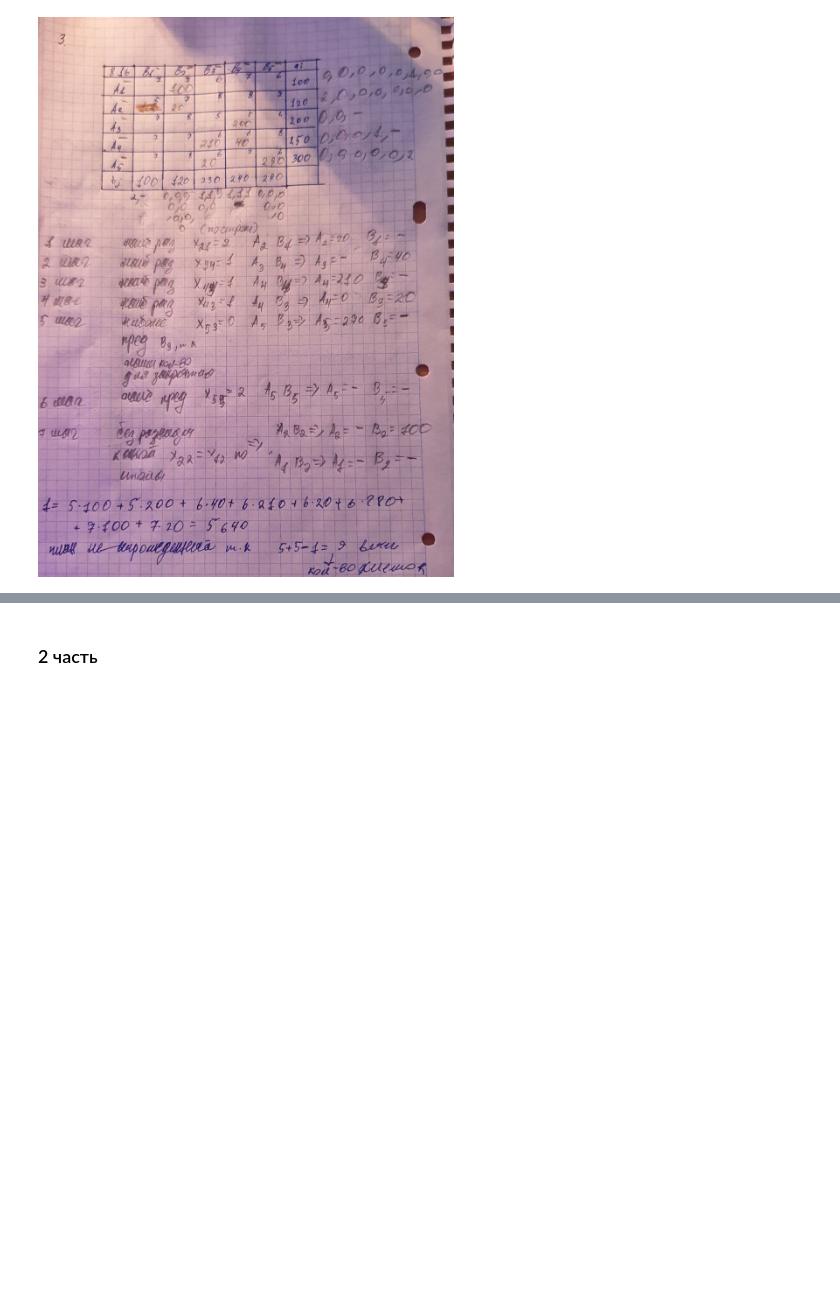
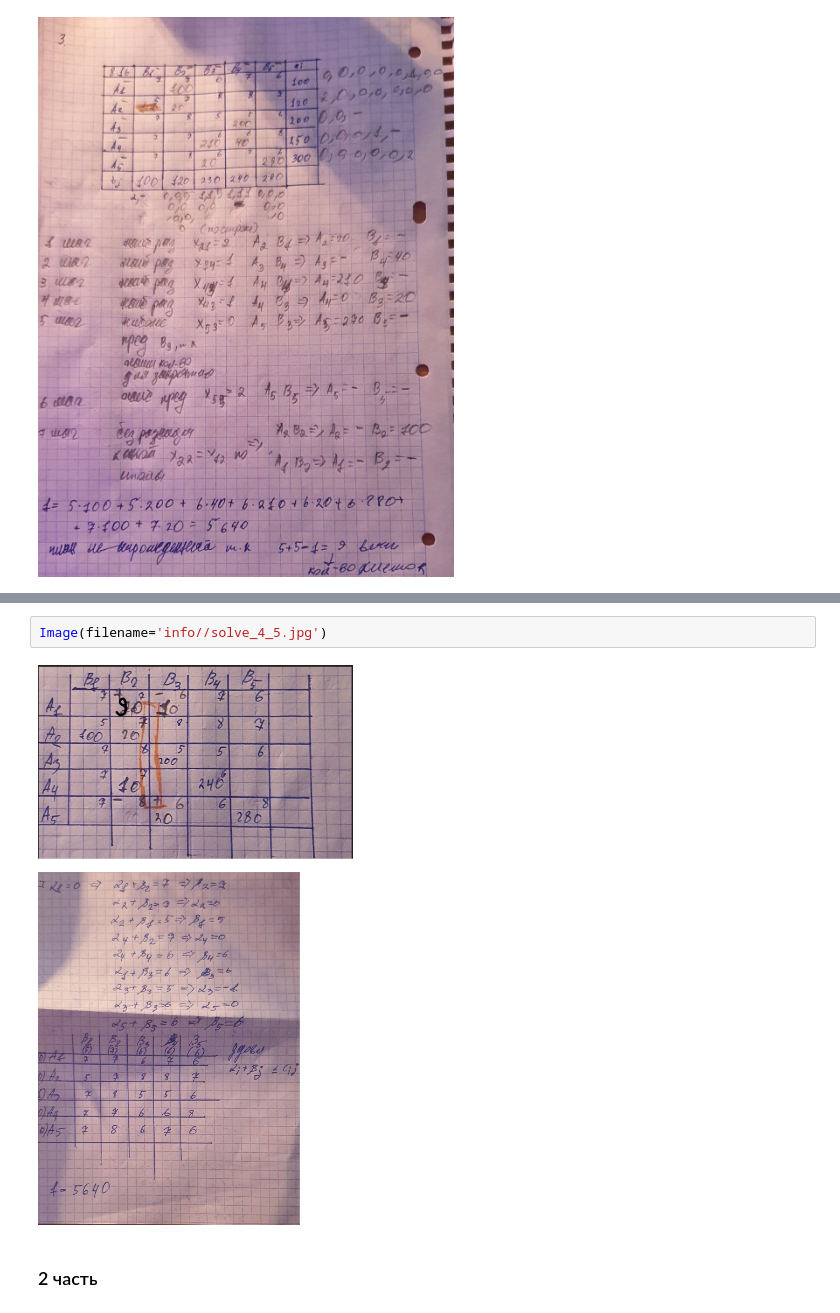
Before and after one commit to Saykon-k/pit, a Jupyter notebook: 5_semester/opt_met/8th_task/8.ipynb, the cells around one changed output, grey strips where cells are left out. Drawn from its saved outputs; the diff is of its cells as text; blank space fills up the shorter version.

```diff
--- a/5_semester/opt_met/8th_task/8.ipynb
+++ b/5_semester/opt_met/8th_task/8.ipynb
@@ -32,3 +32,7 @@ Image(filename='info//solve_4_3.jpg')
+# %%
+Image(filename='info//solve_4_5.jpg')
+# %% [output]
+[figure, added]
 # %% [markdown]
 ### 2 часть
 # %%
```
Also changed, not shown: parts of 5 cells of this notebook, 5 other files.
